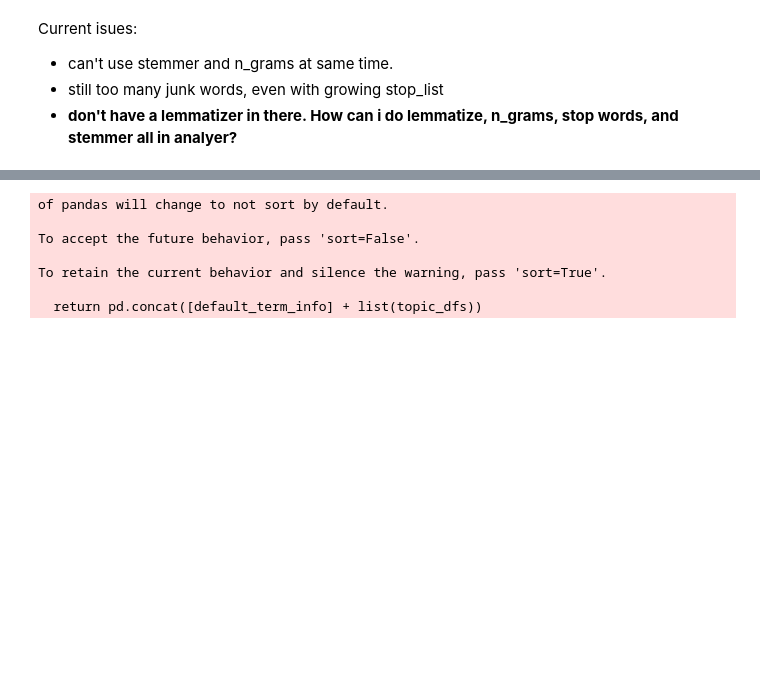
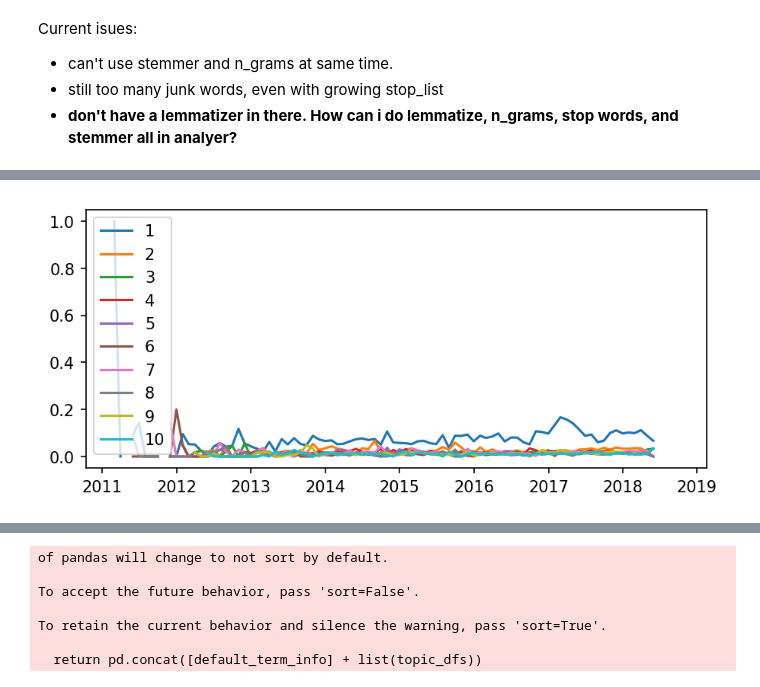
Before and after one commit to spencertollefson/lebron_james_nlp, a Jupyter notebook: nlp_processes.ipynb, the cells around one changed output, grey strips where cells are left out. Drawn from its saved outputs; the diff is of its cells as text; code cells hidden in the pictures; blank space fills up the shorter version.

```diff
--- a/nlp_processes.ipynb
+++ b/nlp_processes.ipynb
@@ -438,0 +372,42 @@ dfgrouped.plot(x='created_utc', figsize = (16,10));
+# %%
+db_norm_df = pd.DataFrame(db.components_, index=db.core_sample_indices_, copy=True)
+df2 = df.reset_index()
+db_norm_df['label'] = pd.Series(db.labels_)
+db_norm_df['created_utc'] = df2['created_utc']
+db_norm_df = db_norm_df[['label', 'created_utc']]
+def cluster_norm_by_time(df, cluster_col, time_col, time_chunk, drop_biggest_cluster=False):
+    df = df.loc[:, [cluster_col, time_col]]
+    plt.figure(figsize=(7,3), dpi=150)
+
+    if not drop_biggest_cluster:
+        num_clusters = range(len(df[cluster_col].unique()))
+    else:
+        num_clusters = range(1, len(df[cluster_col].unique()))
+
+    for i in num_clusters:
+        # create df with count of all labels by the time_chunk grouping
+        df_master = df.groupby([pd.Grouper(key=time_col, freq=time_chunk)]).count()
+        df_master.rename(columns={cluster_col:'count_of_all_labels'}, inplace=True)
+
+        # create df with count of only INTERESTED cluster label by time_chunk grouping
+        dfX = df[df[cluster_col] == i]
+
+        # slice df to that ratio
+        dfZ = dfX.groupby([pd.Grouper(key=time_col, freq=time_chunk)]).count()
+        dfZ.rename(columns={time_chunk:'count_of_interest_label'}, inplace=True)
+
+        # add column to master one (dfA)
+        df_master['count_of_interest_only'] = dfZ
+
+        #make ratio column
+        df_master['ratio'] = df_master.count_of_interest_only / df_master.count_of_all_labels
+
+        df_master = df_master.reset_index()
+        # plot dataframe
+#         dfZ.plot(x=time_col, y=cluster_col, figsize=(12,8))
+        plt.plot(df_master[time_col], df_master['ratio'])
+    plt.legend(labels=num_clusters)
+    plt.show();
+cluster_norm_by_time(db_norm_df, cluster_col='label', time_col='created_utc', time_chunk='M', drop_biggest_cluster=False)
+# %% [output]
+[figure, added]
```
Also changed, not shown: parts of 49 cells of this notebook.
